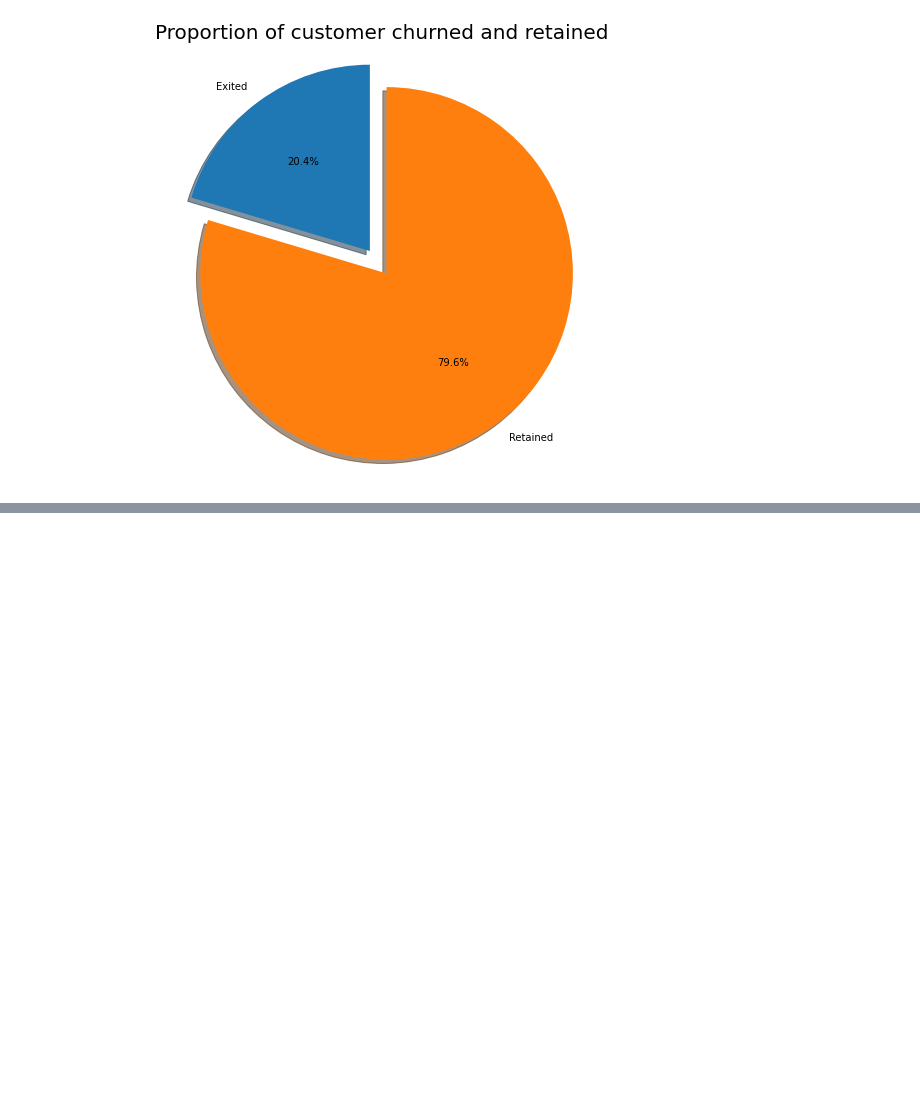
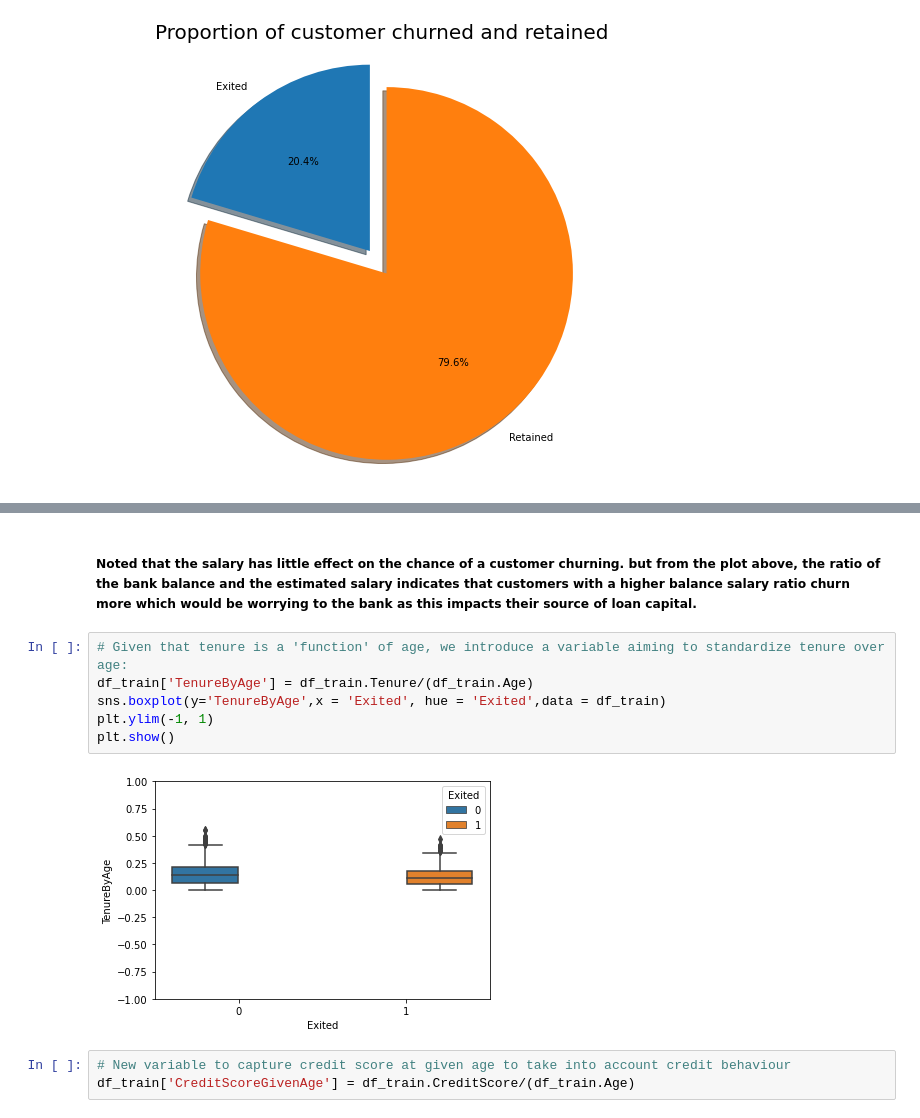
Before and after one commit to gaoqian310/Bank_Churn_Prediction, a Jupyter notebook: Churn_Prediction.ipynb, the cells around one changed output, grey strips where cells are left out. Drawn from its saved outputs; the diff is of its cells as text; blank space fills up the shorter version.

```diff
--- a/Churn_Prediction.ipynb
+++ b/Churn_Prediction.ipynb
@@ -109,0 +169,13 @@ plt.show()
+# %% [markdown]
+##### Noted that the salary has little effect on the chance of a customer churning. but from the plot above, the ratio of the bank balance and the estimated salary indicates that customers with a higher balance salary ratio churn more which would be worrying to the bank as this impacts their source of loan capital.
+# %%
+# Given that tenure is a 'function' of age, we introduce a variable aiming to standardize tenure over age:
+df_train['TenureByAge'] = df_train.Tenure/(df_train.Age)
+sns.boxplot(y='TenureByAge',x = 'Exited', hue = 'Exited',data = df_train)
+plt.ylim(-1, 1)
+plt.show()
+# %% [output]
+[figure, added]
+# %%
+# New variable to capture credit score at given age to take into account credit behaviour
+df_train['CreditScoreGivenAge'] = df_train.CreditScore/(df_train.Age)
```
Also changed, not shown: parts of 13 cells of this notebook.
